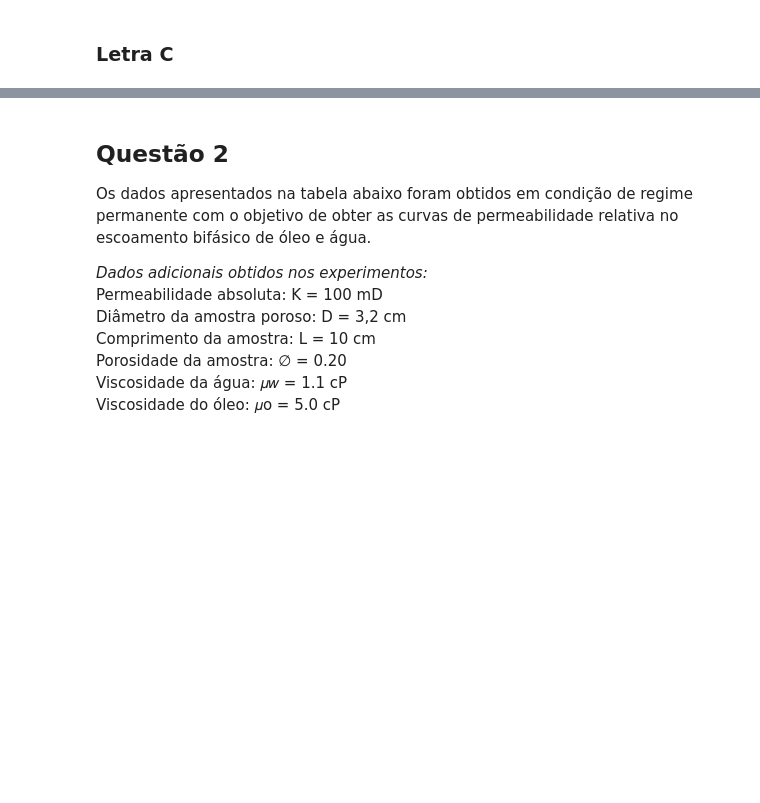
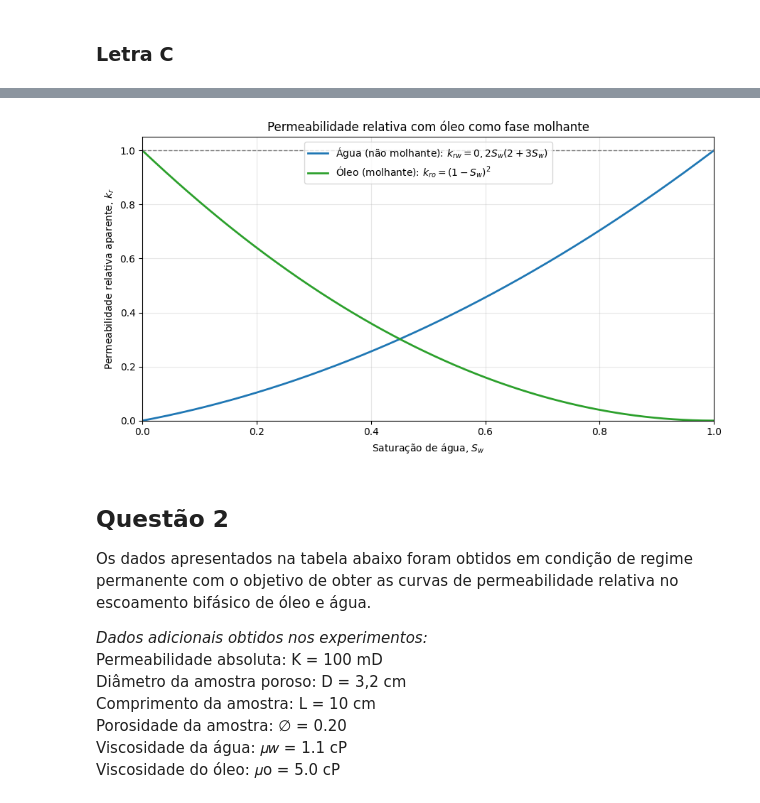
Before and after one commit to LucaMAinstein/pucrio_esc_meios_porosos, a Jupyter notebook: Ainstein_Luca_Lista3_EscPor.ipynb, the cells around one changed output, grey strips where cells are left out. Saved outputs shown, nothing was run; the diff lists cells and outputs as text; code cells hidden in the pictures; blank space fills up the shorter version.

```diff
--- a/Ainstein_Luca_Lista3_EscPor.ipynb
+++ b/Ainstein_Luca_Lista3_EscPor.ipynb
@@ -91,3 +91,33 @@ Saturação de água nesse ponto: 0.444444
+# %%
+# Questão 1.d: óleo como fase molhante
+# Mesmas viscosidades da letra C, em Pa.s
+mu_w_d = 1e-3
+mu_o_d = 5e-3
+
+sw_d = np.linspace(0, 1, 1001)
+so_d = 1 - sw_d
+
+# Troca dos papéis das fases em relação à letra C
+kro_d = so_d**2
+krw_d = sw_d**2 + 2 * (mu_w_d / mu_o_d) * sw_d * so_d
+
+fig, ax = plt.subplots(figsize=(9, 5))
+ax.plot(sw_d, krw_d, color="tab:blue", linewidth=2,
+        label=r"Água (não molhante): $k_{rw}=0,2 S_w(2+3S_w)$")
+ax.plot(sw_d, kro_d, color="tab:green", linewidth=2,
+        label=r"Óleo (molhante): $k_{ro}=(1-S_w)^2$")
+ax.axhline(1, color="gray", linestyle="--", linewidth=1)
+ax.set_xlabel(r"Saturação de água, $S_w$")
+ax.set_ylabel(r"Permeabilidade relativa aparente, $k_r$")
+ax.set_title("Permeabilidade relativa com óleo como fase molhante")
+ax.set_xlim(0, 1)
+ax.set_ylim(bottom=0)
+ax.grid(alpha=0.3)
+ax.legend()
+fig.tight_layout()
+plt.show()
+# %% [output]
+[figure, added]
 # %% [markdown]
 ## Questão 2
 
```
Also changed, not shown: parts of 6 cells of this notebook, 1 other file.
